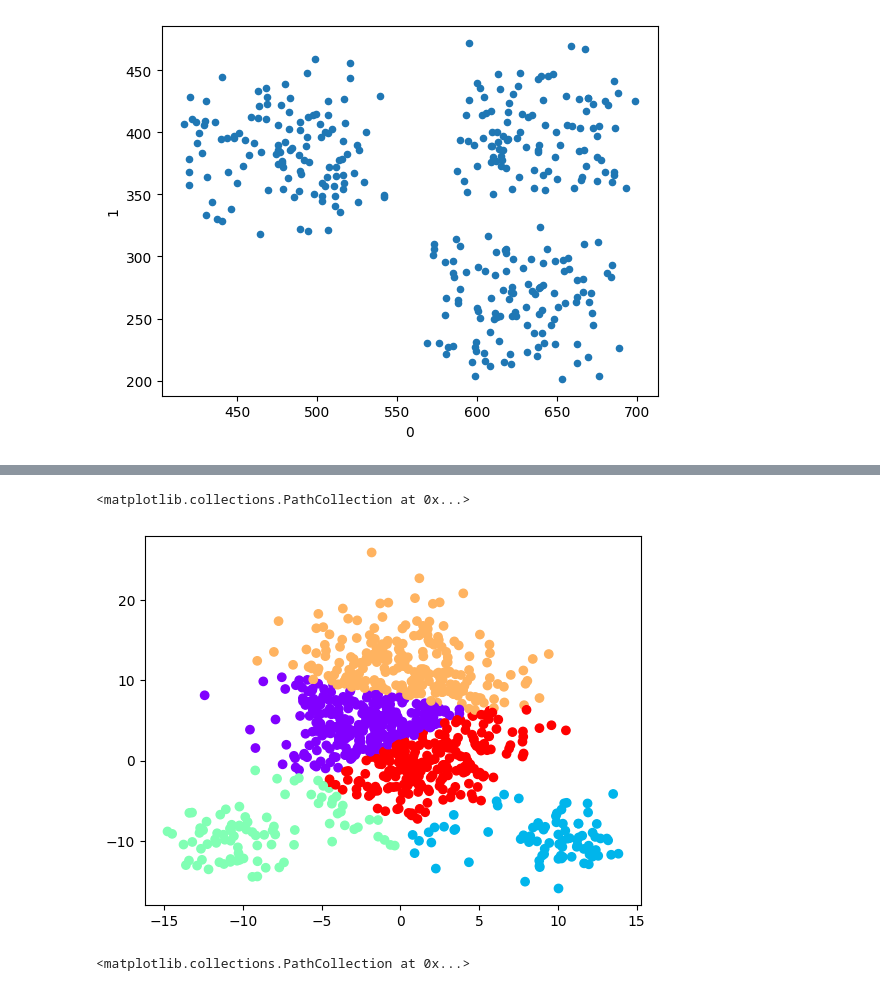
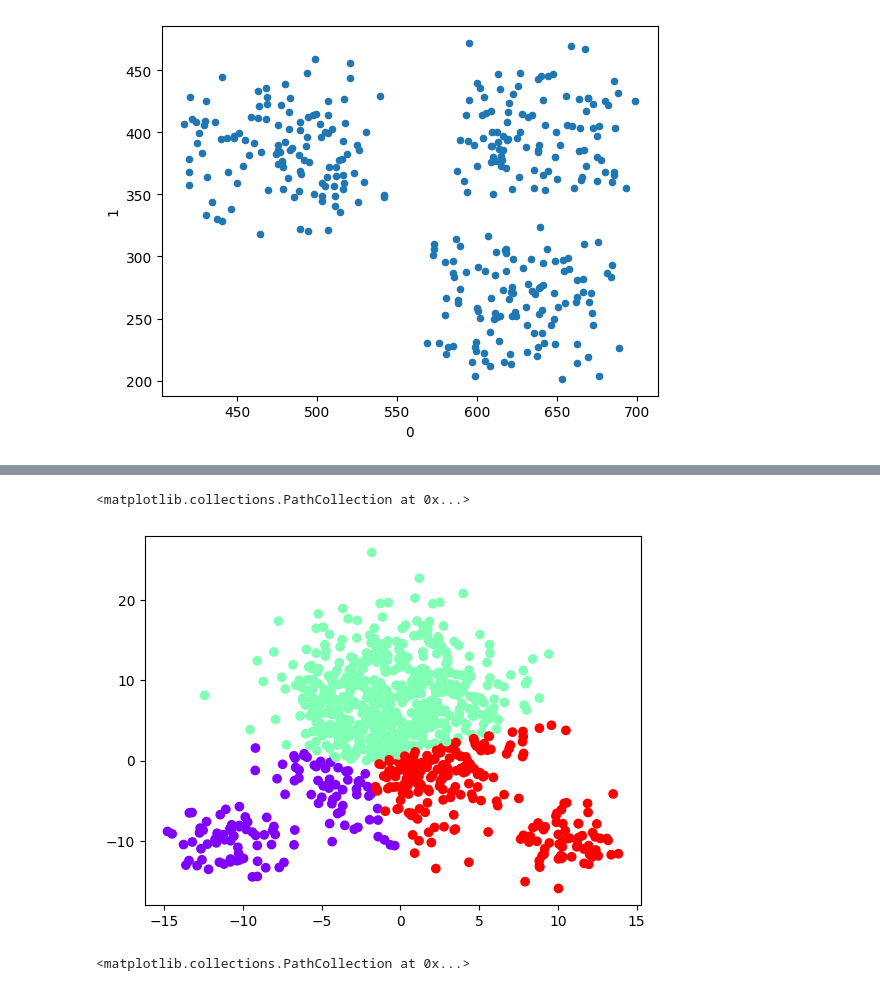
Before and after one commit to adnanqidwai/Comparing_Clustering_Algos, a Jupyter notebook: 2.ipynb, the cells around one changed output, grey strips where cells are left out. Saved outputs shown, nothing was run; the diff lists cells and outputs as text; code cells hidden in the pictures.

```diff
--- a/2.ipynb
+++ b/2.ipynb
@@ -40,6 +39,7 @@ Kmeans_wellSeperated=KMeans(n_clusters=n_clusters, random_state=0).fit(wellSeper
 # %%
+Kmeans_skewed=KMeans(n_clusters=3, random_state=0).fit(skewed)
 plt.scatter(skewed['x1'], skewed['x2'], c=Kmeans_skewed.labels_, cmap='rainbow')
 # %% [output]
 <matplotlib.collections.PathCollection at 0x...>
-[figure, old version]
+[figure, new version]
 # %%
```
Also changed, not shown: parts of 6 cells of this notebook.
